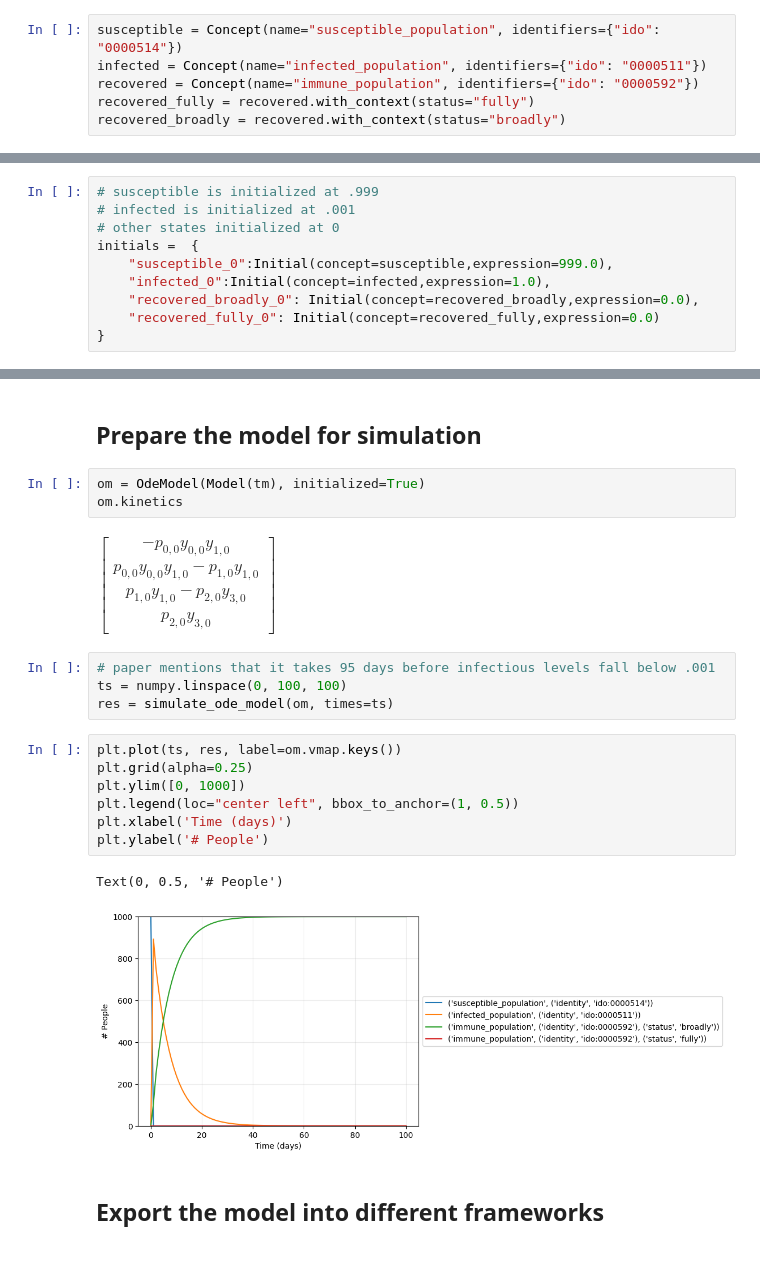
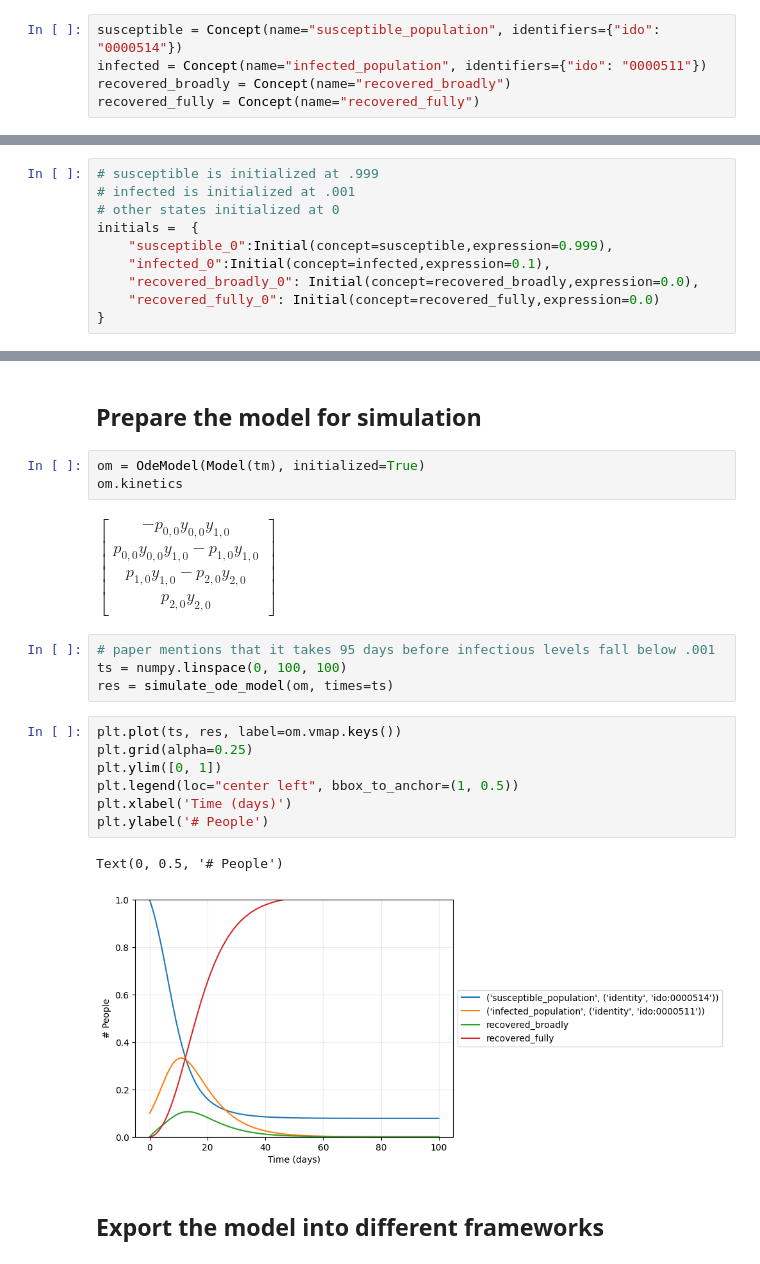
Before and after one commit to gyorilab/mira, a Jupyter notebook: notebooks/evaluation_2024.03/epi_scenario1/epi_scenario1_model_b.ipynb, the cells around one changed output, grey strips where cells are left out. Saved outputs shown, nothing was run; the diff lists cells and outputs as text.

Commit message:
Change initial values, concepts and rerun notebook

```diff
--- a/notebooks/evaluation_2024.03/epi_scenario1/epi_scenario1_model_b.ipynb
+++ b/notebooks/evaluation_2024.03/epi_scenario1/epi_scenario1_model_b.ipynb
@@ -13,9 +13,8 @@ import json
 # %%
 susceptible = Concept(name="susceptible_population", identifiers={"ido": "0000514"})
 infected = Concept(name="infected_population", identifiers={"ido": "0000511"})
-recovered = Concept(name="immune_population", identifiers={"ido": "0000592"})
-recovered_fully = recovered.with_context(status="fully")
-recovered_broadly = recovered.with_context(status="broadly")
+recovered_broadly = Concept(name="recovered_broadly")
+recovered_fully = Concept(name="recovered_fully")
 # %% [markdown]
 ## Define templates
 # %%
@@ -39,8 +38,8 @@ parameters = {
 # infected is initialized at .001
 # other states initialized at 0
 initials =  {
-    "susceptible_0":Initial(concept=susceptible,expression=999.0),
-    "infected_0":Initial(concept=infected,expression=1.0),
+    "susceptible_0":Initial(concept=susceptible,expression=0.999),
+    "infected_0":Initial(concept=infected,expression=0.1),
     "recovered_broadly_0": Initial(concept=recovered_broadly,expression=0.0),
     "recovered_fully_0": Initial(concept=recovered_fully,expression=0.0)
 }
@@ -56,7 +55,7 @@ tm = TemplateModel(templates=templates,
 om = OdeModel(Model(tm), initialized=True)
 om.kinetics
 # %% [output]
-$\displaystyle \left[\begin{matrix}- p_{0, 0} y_{0, 0} y_{1, 0}\\p_{0, 0} y_{0, 0} y_{1, 0} - p_{1, 0} y_{1, 0}\\p_{1, 0} y_{1, 0} - p_{2, 0} y_{3, 0}\\p_{2, 0} y_{3, 0}\end{matrix}\right]$
+$\displaystyle \left[\begin{matrix}- p_{0, 0} y_{0, 0} y_{1, 0}\\p_{0, 0} y_{0, 0} y_{1, 0} - p_{1, 0} y_{1, 0}\\p_{1, 0} y_{1, 0} - p_{2, 0} y_{2, 0}\\p_{2, 0} y_{2, 0}\end{matrix}\right]$
 # %%
 # paper mentions that it takes 95 days before infectious levels fall below .001
 ts = numpy.linspace(0, 100, 100)
@@ -64,13 +63,13 @@ res = simulate_ode_model(om, times=ts)
 # %%
 plt.plot(ts, res, label=om.vmap.keys())
 plt.grid(alpha=0.25)
-plt.ylim([0, 1000])
+plt.ylim([0, 1])
 plt.legend(loc="center left", bbox_to_anchor=(1, 0.5))
 plt.xlabel('Time (days)')
 plt.ylabel('# People')
 # %% [output]
 Text(0, 0.5, '# People')
-[figure, old version]
+[figure, new version]
 # %% [markdown]
 ## Export the model into different frameworks
 # %%
```
Also changed, not shown: 2 other files.
